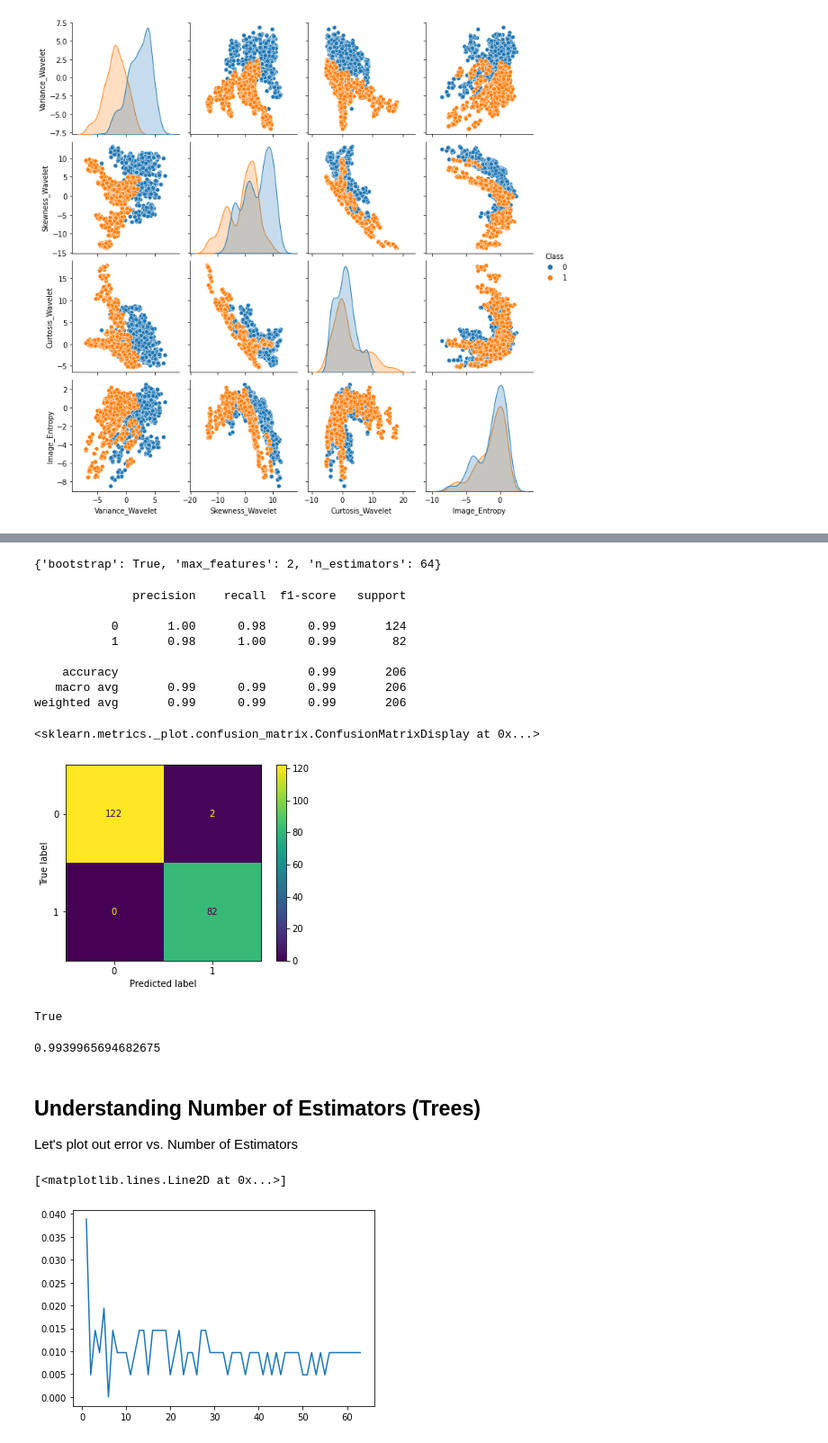
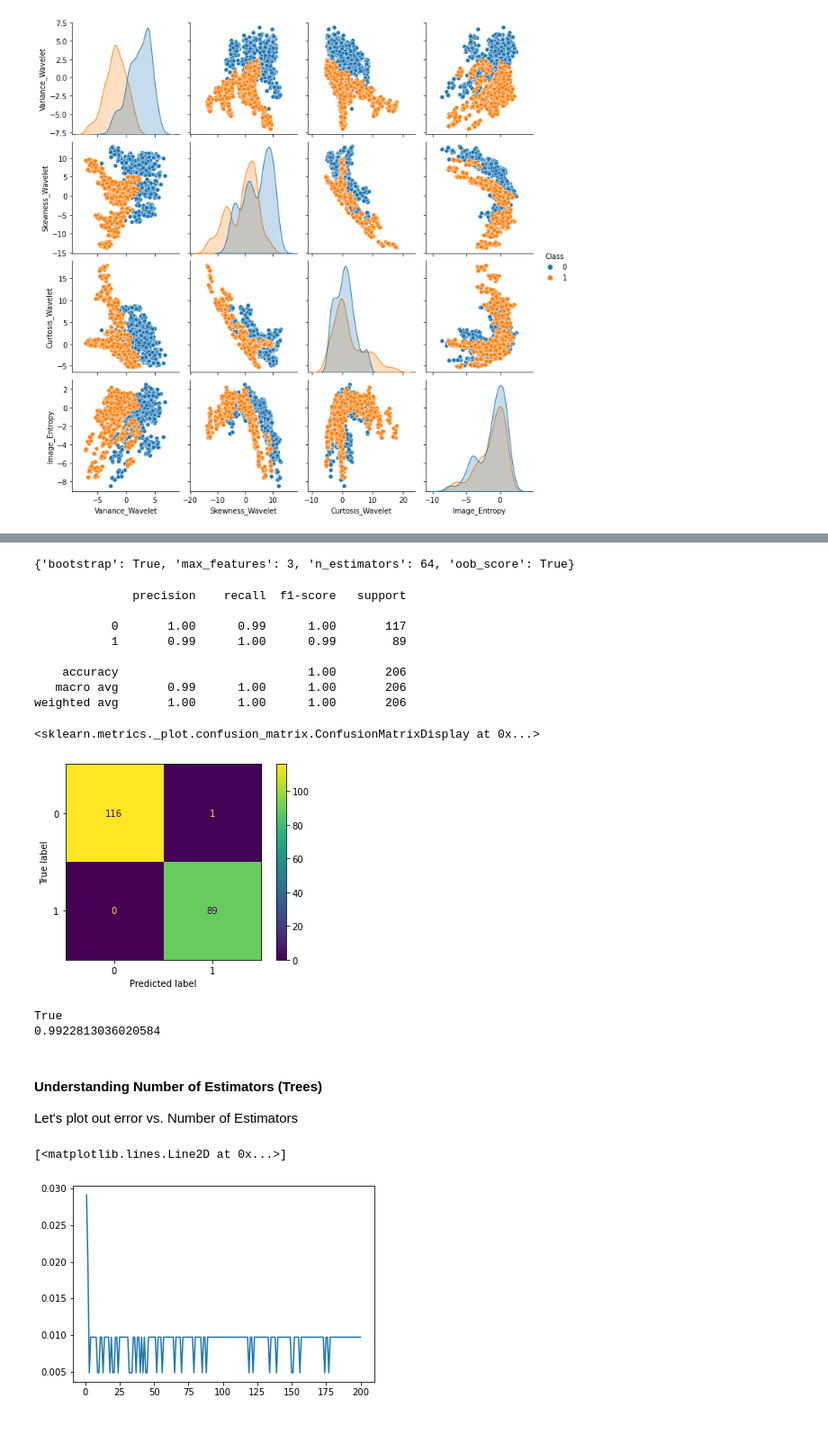
Before and after one commit to SimRey/Machine-Learning, a Jupyter notebook: Supervised Learning/Tree Methods/Random Forest/01-Classification.ipynb, the cells around one changed output, grey strips where cells are left out. Shown: that part at 90% size. Drawn from its saved outputs; the diff is of its cells as text; code cells hidden in the pictures.

```diff
--- a/Supervised Learning/Tree Methods/Random Forest/01-Classification.ipynb
+++ b/Supervised Learning/Tree Methods/Random Forest/01-Classification.ipynb
@@ -60,0 +37,4 @@ df.head()
+# %%
+df = pd.read_csv("C:/Users/Lenovo/Desktop/Python/Machine Learning/Supervised Learning/Tree Methods/Data Sets/penguins_size.csv")
+df = df.dropna()
+df.head()
@@ -162,0 +157,3 @@ df.head()
+# %%
+df = pd.read_csv("C:/Users/Lenovo/Desktop/Python/Machine Learning/Supervised Learning/Tree Methods/Data Sets/data_banknote_authentication.csv")
+df.head()
@@ -166,4 +170,5 @@ sns.pairplot(df,hue='Class')
 <seaborn.axisgrid.PairGrid at 0x...>
 [figure]
 # %%
-X = df.drop("Class",axis=1)
+X = df.drop(columns="Class")
+y = df["Class"]
@@ -214,7 +216,7 @@ GridSearchCV(estimator=RandomForestClassifier(oob_score=True),
 # %%
 grid.best_params_
 # %% [output]
-{'bootstrap': True, 'max_features': 2, 'n_estimators': 64}
+{'bootstrap': True, 'max_features': 3, 'n_estimators': 64, 'oob_score': True}
 # %%
 predictions = grid.predict(X_test)
 # %%
@@ -222,29 +224,28 @@ print(classification_report(y_test,predictions))
 # %% [output]
               precision    recall  f1-score   support
 
-           0       1.00      0.98      0.99       124
-           1       0.98      1.00      0.99        82
+           0       1.00      0.99      1.00       117
+           1       0.99      1.00      0.99        89
 
-    accuracy                           0.99       206
-   macro avg       0.99      0.99      0.99       206
-weighted avg       0.99      0.99      0.99       206
+    accuracy                           1.00       206
+   macro avg       0.99      1.00      1.00       206
+weighted avg       1.00      1.00      1.00       206
 # %%
 plot_confusion_matrix(grid,X_test,y_test)
 # %% [output]
 <sklearn.metrics._plot.confusion_matrix.ConfusionMatrixDisplay at 0x...>
-[figure, old version]
+[figure, new version]
 # %%
 # No underscore, reports back original oob_score parameter
-grid.best_estimator_.oob_score
+print(grid.best_estimator_.oob_score)
+
+# With underscore, reports back fitted attribute of oob_score
+print(grid.best_estimator_.oob_score_)
 # %% [output]
 True
+0.9922813036020584
-# %%
-# With underscore, reports back fitted attribute of oob_score
-grid.best_estimator_.oob_score_
-# %% [output]
-0.9939965694682675
 # %% [markdown]
-## Understanding Number of Estimators (Trees)
+#### Understanding Number of Estimators (Trees)
 
 Let's plot out error vs. Number of Estimators
 # %%
@@ -253,17 +254,17 @@ from sklearn.metrics import accuracy_score
 errors = []
 misclassifications = []
 
-for n in range(1,64):
+for n in range(1,201):
     rfc = RandomForestClassifier( n_estimators=n,bootstrap=True,max_features= 2)
     rfc.fit(X_train,y_train)
     preds = rfc.predict(X_test)
     err = 1 - accuracy_score(preds,y_test)
-    n_missed = np.sum(preds != y_test) # watch the video to understand this line!!
+    n_missed = np.sum(preds != y_test)
     errors.append(err)
     misclassifications.append(n_missed)
 # %%
-plt.plot(range(1,64),errors)
+plt.plot(range(1, 201),errors)
 # %% [output]
 [<matplotlib.lines.Line2D at 0x...>]
-[figure, old version]
+[figure, new version]
 # %%
```
Also changed, not shown: parts of 34 cells of this notebook, 1 other file.
